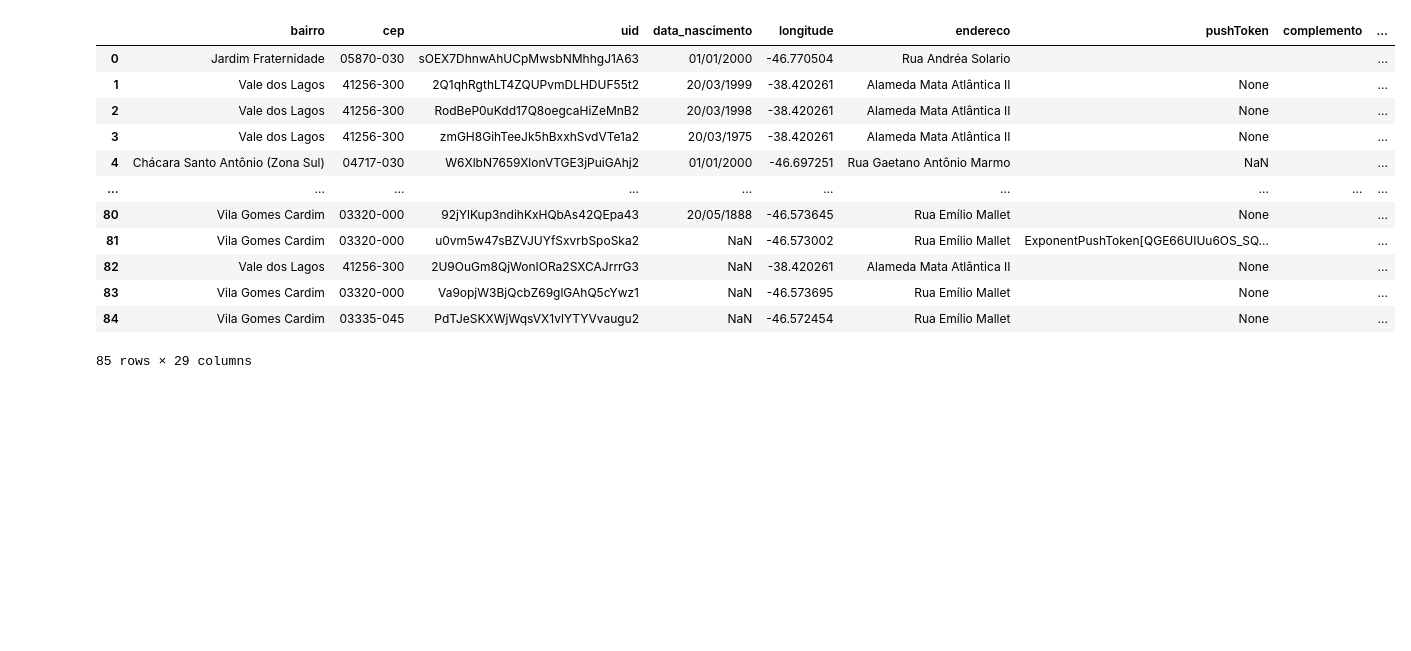
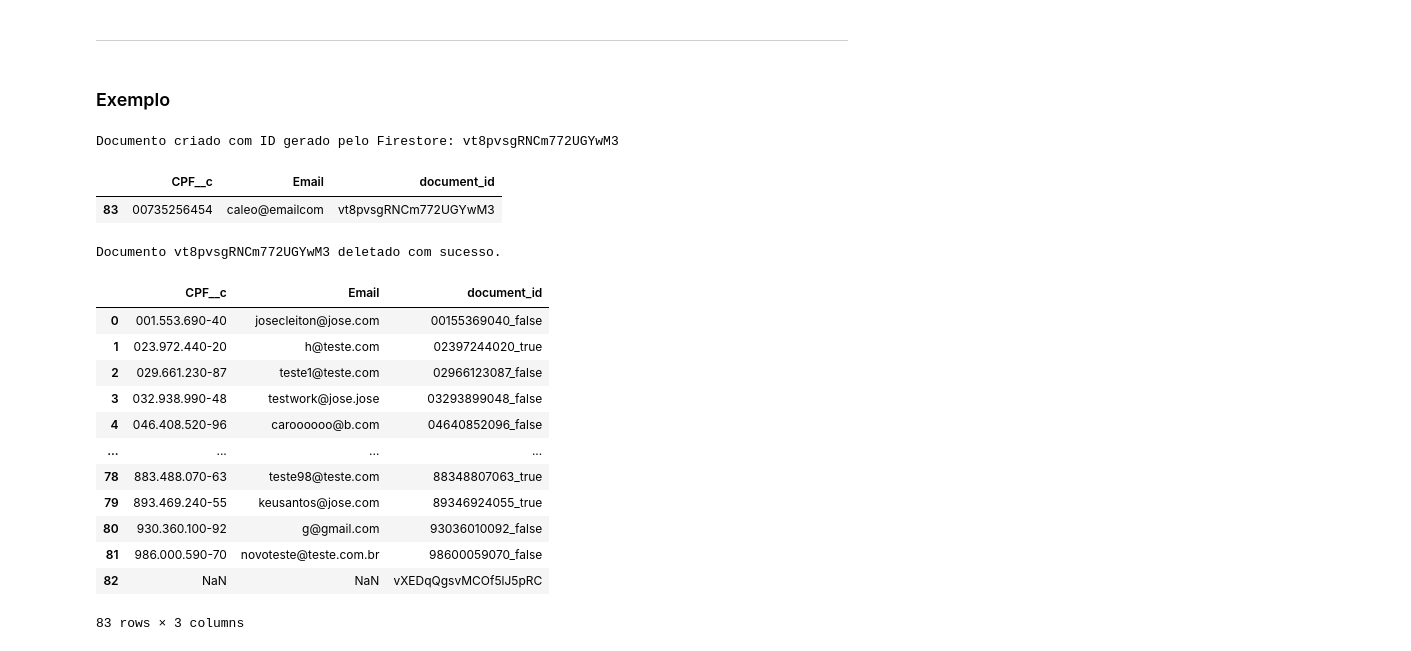
Before and after one commit to jose-cleiton/firebase_sdk, a Jupyter notebook: firebase_test.ipynb, the cells around one changed output. Drawn from its saved outputs; the diff is of its cells as text; code cells hidden in the pictures; blank space fills up the shorter version.

Commit message:
feat: :sparkles: Exemplo adicionado

```diff
--- a/firebase_test.ipynb
+++ b/firebase_test.ipynb
@@ -69,19 +138,14 @@ def colecao_para_dataframe(nome_colecao):
+# %% [markdown]
+___
+# %% [markdown]
+### Exemplo
 # %%
+id_criado = criar_documento('CPF', {'CPF__c': '00735256454', 'Email': 'caleo@emailcom'})
 # Exemplo de uso
-nome_colecao = 'usuarios'
+nome_colecao = 'CPF'
 df = colecao_para_dataframe(nome_colecao)
-display(df)
+display(df[df['document_id'] == id_criado])
 # %% [output]
+Documento criado com ID gerado pelo Firestore: vt8pvsgRNCm772UGYwM3
-|  | bairro | cep | uid | data_nascimento | longitude | endereco | pushToken | complemento | ... |
-| 0 | Jardim Fraternidade | 05870-030 | sOEX7DhnwAhUCpMwsbNMhhgJ1A63 | 01/01/2000 | -46.770504 | Rua Andréa Solario |  |  | ... |
-| 1 | Vale dos Lagos | 41256-300 | 2Q1qhRgthLT4ZQUPvmDLHDUF55t2 | 20/03/1999 | -38.420261 | Alameda Mata Atlântica II | None |  | ... |
-| 2 | Vale dos Lagos | 41256-300 | RodBeP0uKdd17Q8oegcaHiZeMnB2 | 20/03/1998 | -38.420261 | Alameda Mata Atlântica II | None |  | ... |
-| 3 | Vale dos Lagos | 41256-300 | zmGH8GihTeeJk5hBxxhSvdVTe1a2 | 20/03/1975 | -38.420261 | Alameda Mata Atlântica II | None |  | ... |
-| 4 | Chácara Santo Antônio (Zona Sul) | 04717-030 | W6XlbN7659XlonVTGE3jPuiGAhj2 | 01/01/2000 | -46.697251 | Rua Gaetano Antônio Marmo | NaN |  | ... |
-| ... | ... | ... | ... | ... | ... | ... | ... | ... | ... |
-| 80 | Vila Gomes Cardim | 03320-000 | 92jYlKup3ndihKxHQbAs42QEpa43 | 20/05/1888 | -46.573645 | Rua Emílio Mallet | None |  | ... |
-| 81 | Vila Gomes Cardim | 03320-000 | u0vm5w47sBZVJUYfSxvrbSpoSka2 | NaN | -46.573002 | Rua Emílio Mallet | ExponentPushToken[QGE66UIUu6OS_SQ... |  | ... |
-| 82 | Vale dos Lagos | 41256-300 | 2U9OuGm8QjWonIORa2SXCAJrrrG3 | NaN | -38.420261 | Alameda Mata Atlântica II | None |  | ... |
-| 83 | Vila Gomes Cardim | 03320-000 | Va9opjW3BjQcbZ69glGAhQ5cYwz1 | NaN | -46.573695 | Rua Emílio Mallet | None |  | ... |
-| 84 | Vila Gomes Cardim | 03335-045 | PdTJeSKXWjWqsVX1vlYTYVvaugu2 | NaN | -46.572454 | Rua Emílio Mallet | None |  | ... |
+|  | CPF__c | Email | document_id |
+| 83 | 00735256454 | caleo@emailcom | vt8pvsgRNCm772UGYwM3 |
-85 rows × 29 columns
@@ -154,0 +154,22 @@ def deletar_documento(nome_colecao, doc_id):
+# %%
+for id_doc in id_list:
+  deletar_documento('CPF', id_doc)
+
+nome_colecao = 'CPF'
+df = colecao_para_dataframe(nome_colecao)
+display(df)
+# %% [output]
+Documento vt8pvsgRNCm772UGYwM3 deletado com sucesso.
+|  | CPF__c | Email | document_id |
+| 0 | 001.553.690-40 | josecleiton@jose.com | 00155369040_false |
+| 1 | 023.972.440-20 | h@teste.com | 02397244020_true |
+| 2 | 029.661.230-87 | teste1@teste.com | 02966123087_false |
+| 3 | 032.938.990-48 | testwork@jose.jose | 03293899048_false |
+| 4 | 046.408.520-96 | caroooooo@b.com | 04640852096_false |
+| ... | ... | ... | ... |
+| 78 | 883.488.070-63 | teste98@teste.com | 88348807063_true |
+| 79 | 893.469.240-55 | keusantos@jose.com | 89346924055_true |
+| 80 | 930.360.100-92 | g@gmail.com | 93036010092_false |
+| 81 | 986.000.590-70 | novoteste@teste.com.br | 98600059070_false |
+| 82 | NaN | NaN | vXEDqQgsvMCOf5lJ5pRC |
+83 rows × 3 columns
```
Also changed, not shown: parts of 4 cells of this notebook.
